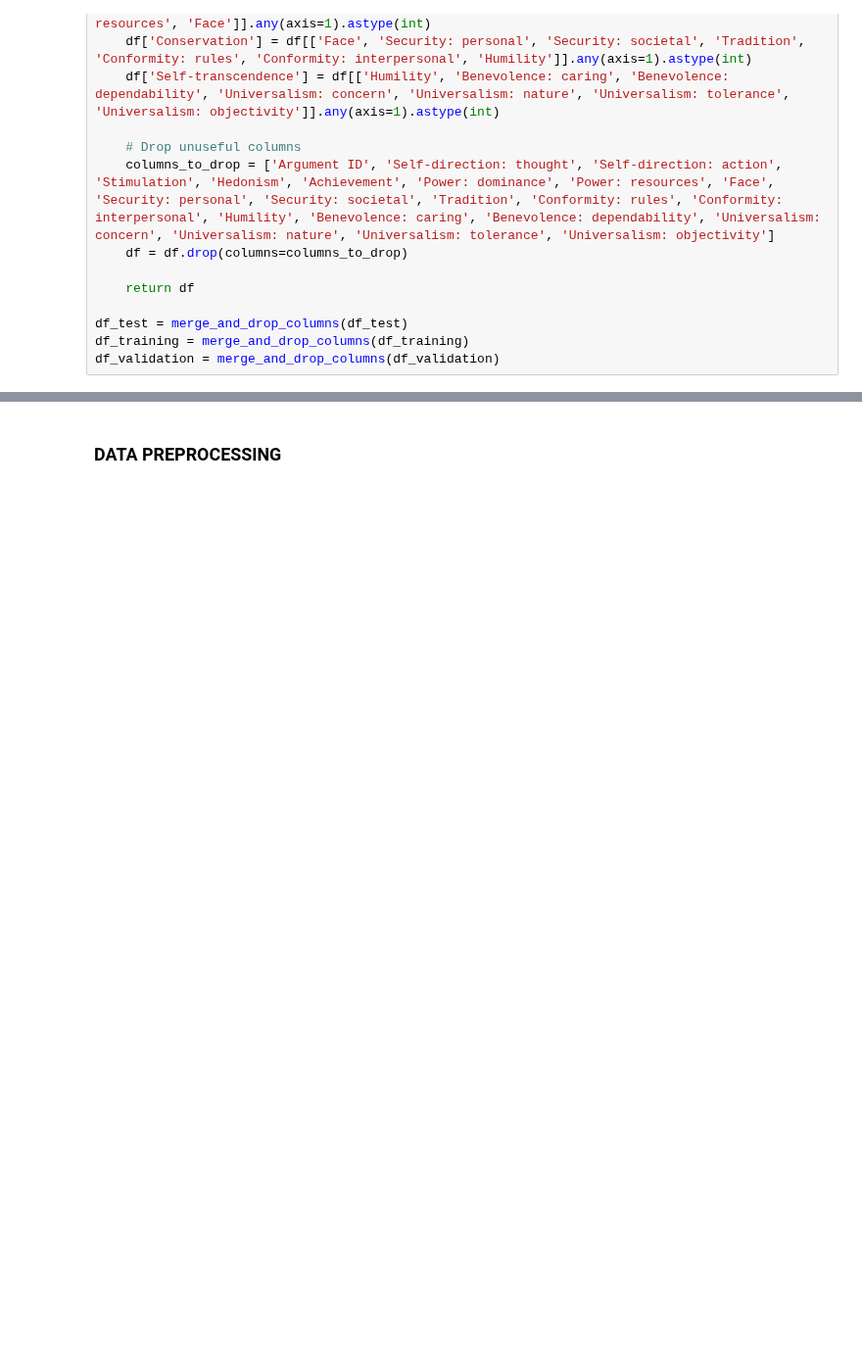
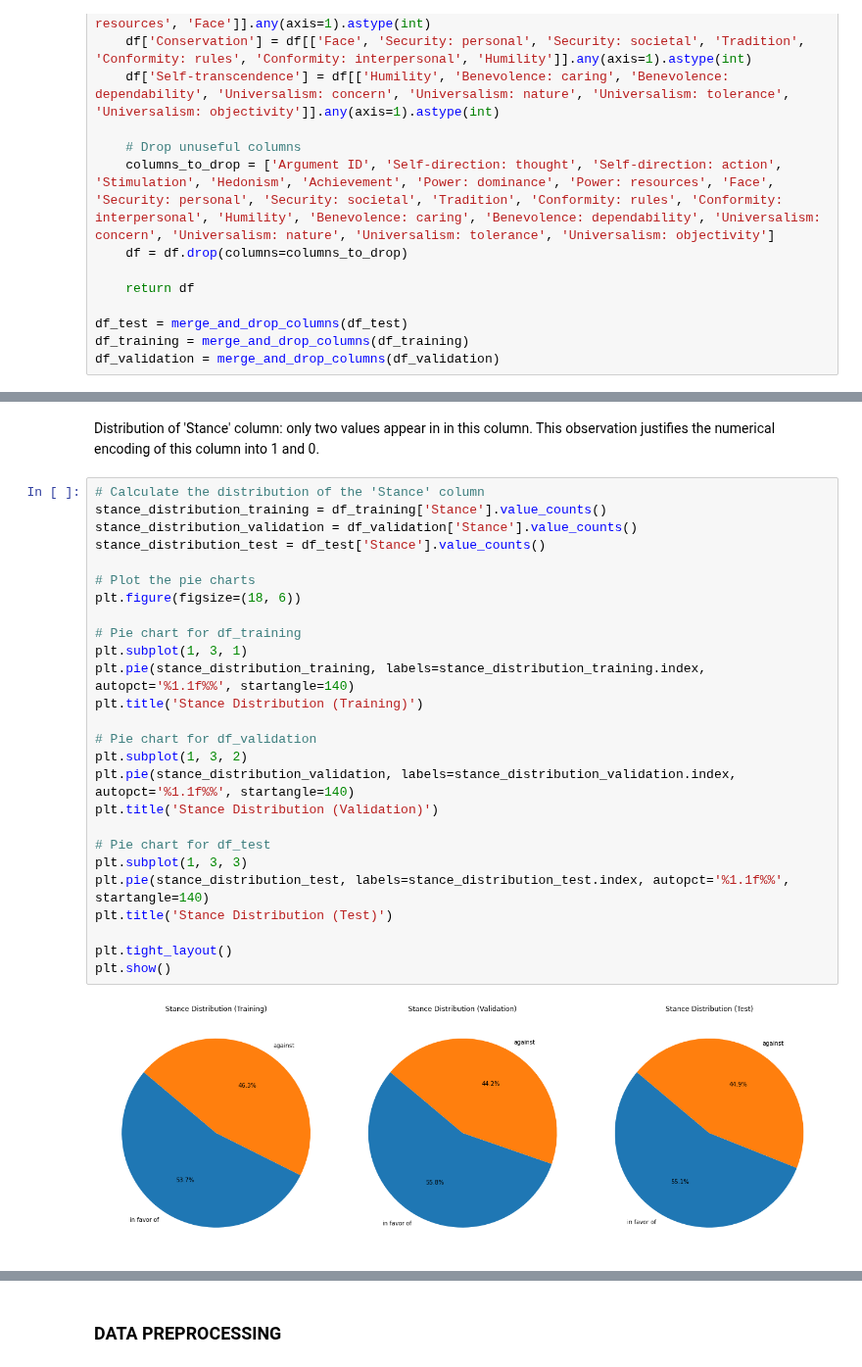
Before and after one commit to madalinaionela/NLP, a Jupyter notebook: ASSIGNMENTS/Assignment 2/A2_final.ipynb, the cells around one changed output, grey strips where cells are left out. Shown at 98% size. Saved outputs shown, nothing was run; the diff lists cells and outputs as text; blank space fills up the shorter version.

```diff
--- a/ASSIGNMENTS/Assignment 2/A2_final.ipynb
+++ b/ASSIGNMENTS/Assignment 2/A2_final.ipynb
@@ -85,0 +157,30 @@ per il resto non saprei cosa altro mettere, se vuoi la presenza di in favor of e
+# %% [markdown]
+Distribution of 'Stance' column: only two values appear in in this column. This observation justifies the numerical encoding of this column into 1 and 0.
+# %%
+# Calculate the distribution of the 'Stance' column
+stance_distribution_training = df_training['Stance'].value_counts()
+stance_distribution_validation = df_validation['Stance'].value_counts()
+stance_distribution_test = df_test['Stance'].value_counts()
+
+# Plot the pie charts
+plt.figure(figsize=(18, 6))
+
+# Pie chart for df_training
+plt.subplot(1, 3, 1)
+plt.pie(stance_distribution_training, labels=stance_distribution_training.index, autopct='%1.1f%%', startangle=140)
+plt.title('Stance Distribution (Training)')
+
+# Pie chart for df_validation
+plt.subplot(1, 3, 2)
+plt.pie(stance_distribution_validation, labels=stance_distribution_validation.index, autopct='%1.1f%%', startangle=140)
+plt.title('Stance Distribution (Validation)')
+
+# Pie chart for df_test
+plt.subplot(1, 3, 3)
+plt.pie(stance_distribution_test, labels=stance_distribution_test.index, autopct='%1.1f%%', startangle=140)
+plt.title('Stance Distribution (Test)')
+
+plt.tight_layout()
+plt.show()
+# %% [output]
+[figure, added]
```
Also changed, not shown: parts of 10 cells of this notebook.
